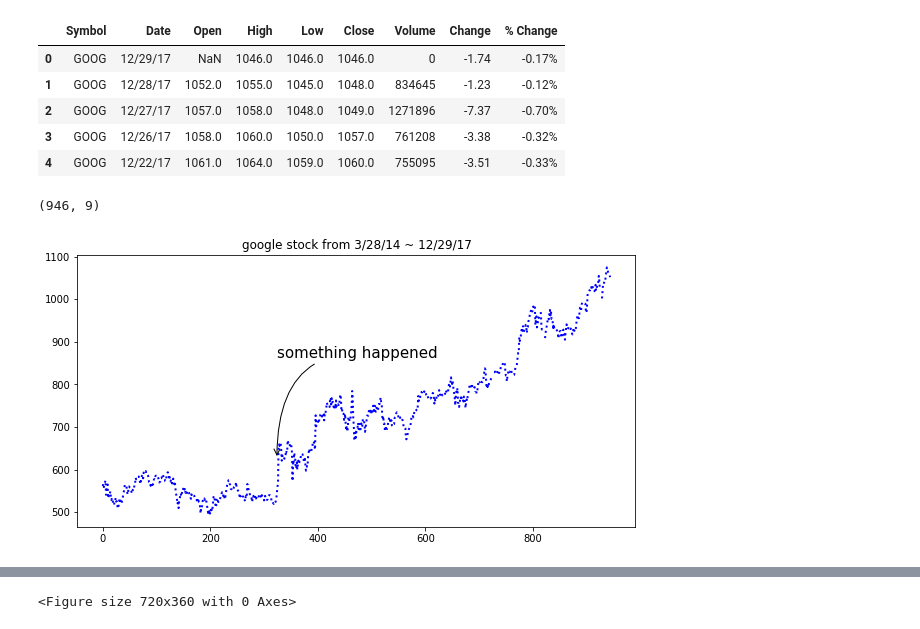
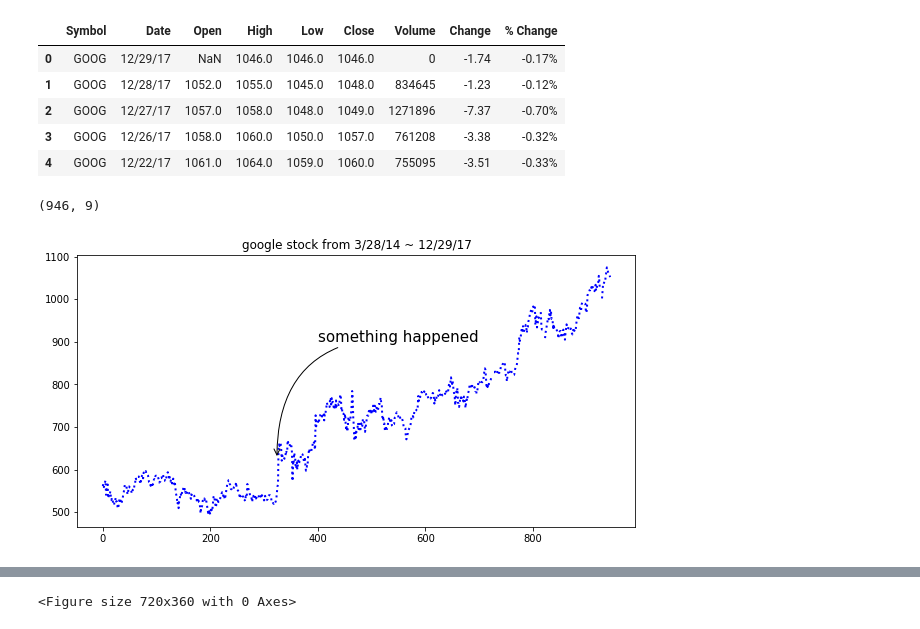
Before and after one commit to x-village/python-course, a Jupyter notebook: Lesson08-Web Crawler/Lesson09-Data Visualisation.ipynb, the cells around one changed output, grey strips where cells are left out. Saved outputs shown, nothing was run; the diff lists cells and outputs as text; code cells hidden in the pictures.

Commit message:
[Add] some command on annotate

```diff
--- a/Lesson08-Web Crawler/Lesson09-Data Visualisation.ipynb
+++ b/Lesson08-Web Crawler/Lesson09-Data Visualisation.ipynb
@@ -598,21 +598,24 @@ google_stock.head()
 # %%
 # 因為收到的資料是從 12/29/17 開始到 03/28/14，因此要轉個方向變成3/28/14到12/29/17。
 new_google_stock = google_stock.iloc[::-1]
 plt.figure(figsize=(10, 5))
 print(new_google_stock.shape) # 確認這資料有幾欄，幾列
 
 x = range(0,new_google_stock.shape[0]) # [0,1,2...,945] # 產生 x 座標用
 y = new_google_stock['Open'] # 取得 Open 那一欄的所有資料，用來當 y 座標。
 plt.plot(x, y, color='blue', linewidth=2.0, linestyle=':') # 畫折線圖，因為 linestyle 設定為 ':' 所以會是一堆點
+# .annotate 是畫那條箭頭線用的，
+# connectionstyle: 曲線角度 參考：https://matplotlib.org/2.0.2/api/patches_api.html#matplotlib.patches.ConnectionStyle
+# xytext 指的是要將文字放在座標軸的哪裡。
 plt.annotate(
-    s='something happened', xy=(324, 627), xycoords='data', xytext=(0, +100), fontsize=15,
-    textcoords='offset points', arrowprops={'arrowstyle':'->', 'connectionstyle': "angle3,angleA=0,angleB=90"}
-) # .annotate 是畫那條箭頭線用的，
+    s='something happened', xy=(324, 627), xytext=(400, 900), fontsize=15,
+    arrowprops={'arrowstyle':'->', 'connectionstyle': "angle3,angleA=0,angleB=90"}
+)
 plt.title('google stock from 3/28/14 ~ 12/29/17');
 plt.show()
 # %% [output]
 (946, 9)
-[figure, old version]
+[figure, new version]
 # %% [markdown]
 ## Exercise 2.1 (計分)
 
```
